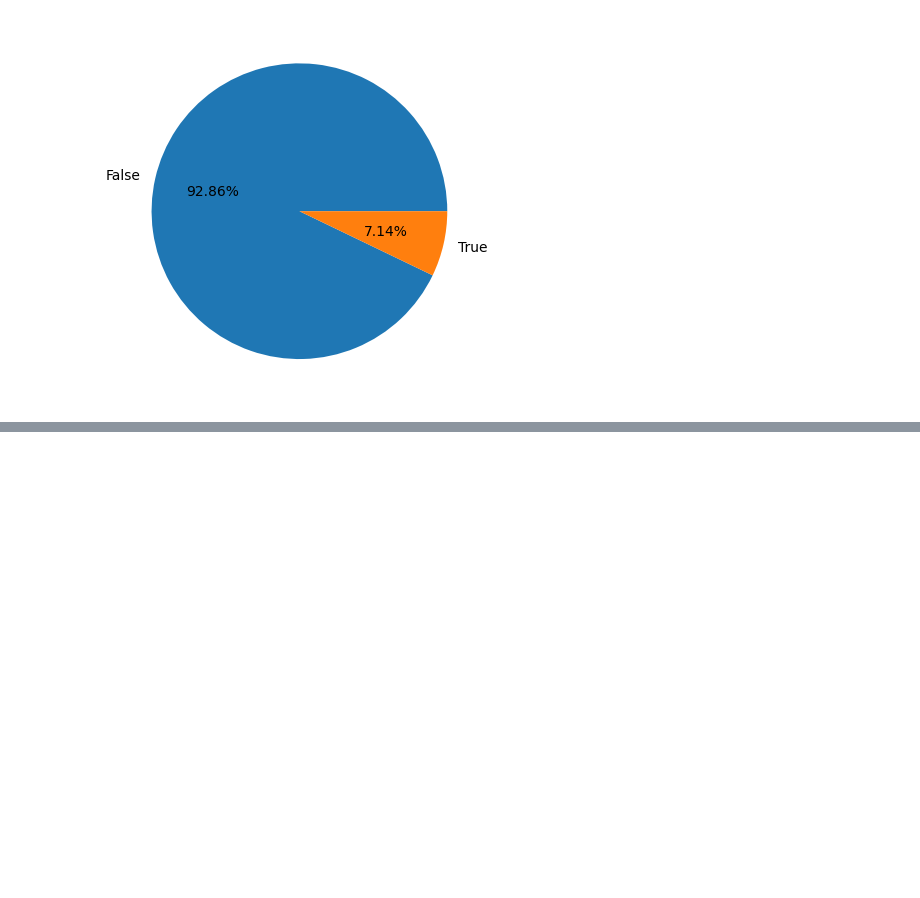
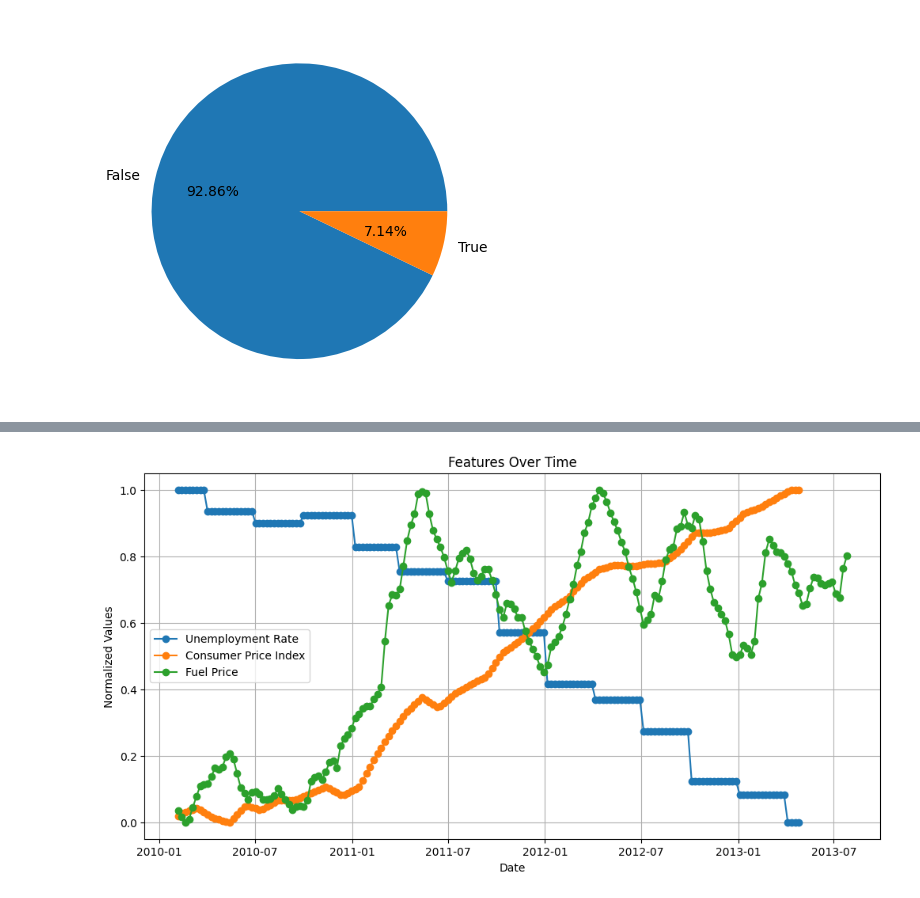
Before and after one commit to synapticsynergy/sales-forecasting-explore, a Jupyter notebook: experiments/observations/dataset_exploration.ipynb, the cells around one changed output, grey strips where cells are left out. Saved outputs shown, nothing was run; the diff lists cells and outputs as text; code cells hidden in the pictures; blank space fills up the shorter version.

```diff
--- a/experiments/observations/dataset_exploration.ipynb
+++ b/experiments/observations/dataset_exploration.ipynb
@@ -220,0 +298,2 @@ features_df.groupby("isholiday").size().plot(kind="pie", autopct="%.2f%%")
+# %%
+df_groupedby_date = features_df.groupby("date").mean().reset_index()
@@ -220,0 +309,26 @@ features_df.groupby("isholiday").size().plot(kind="pie", autopct="%.2f%%")
+# %%
+# Min Max normalize values between 0 and 1 and show all trends on the same plot
+df_groupedby_date["normalized_unemployment"] = (
+    (df_groupedby_date["unemployment"] - df_groupedby_date["unemployment"].min()) / (df_groupedby_date["unemployment"].max() - df_groupedby_date["unemployment"].min())
+)
+
+df_groupedby_date["normalized_cpi"] = (
+    (df_groupedby_date["cpi"] - df_groupedby_date["cpi"].min()) / (df_groupedby_date["cpi"].max() - df_groupedby_date["cpi"].min())
+)
+
+df_groupedby_date["normalized_fuel_price"] = (
+    (df_groupedby_date["fuel_price"] - df_groupedby_date["fuel_price"].min()) / (df_groupedby_date["fuel_price"].max() - df_groupedby_date["fuel_price"].min())
+)
+# %%
+plt.figure(figsize=(12,6))
+plt.plot(df_groupedby_date["date"], df_groupedby_date["normalized_unemployment"], marker="o", linestyle="-", label="Unemployment Rate")
+plt.plot(df_groupedby_date["date"], df_groupedby_date["normalized_cpi"], marker="o", linestyle="-", label="Consumer Price Index")
+plt.plot(df_groupedby_date["date"], df_groupedby_date["normalized_fuel_price"], marker="o", linestyle="-", label="Fuel Price")
+plt.title("Features Over Time")
+plt.xlabel("Date")
+plt.ylabel("Normalized Values")
+plt.grid(True)
+plt.legend()
+plt.show()
+# %% [output]
+[figure, added]
```
Also changed, not shown: parts of 17 cells of this notebook.
